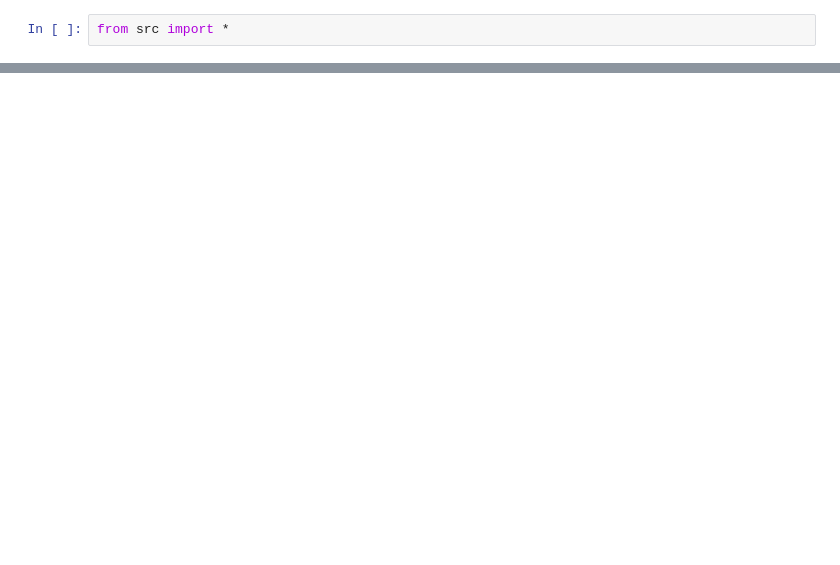
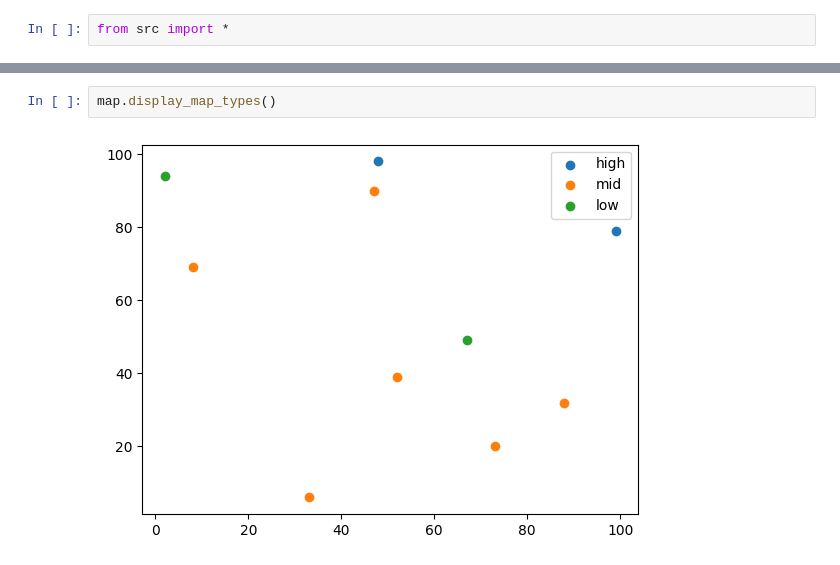
Before and after one commit to a-lost-n/cluster-mdrp, a Jupyter notebook: cfmd.ipynb, the cells around one changed output, grey strips where cells are left out. Cells and saved outputs as stored; diff of their text form; blank space fills up the shorter version.

```diff
--- a/cfmd.ipynb
+++ b/cfmd.ipynb
@@ -44,0 +11,4 @@ z_value*1 + 3
+# %%
+map.display_map_types()
+# %% [output]
+[figure, added]
```
Also changed, not shown: parts of 6 cells of this notebook, 8 other files.
